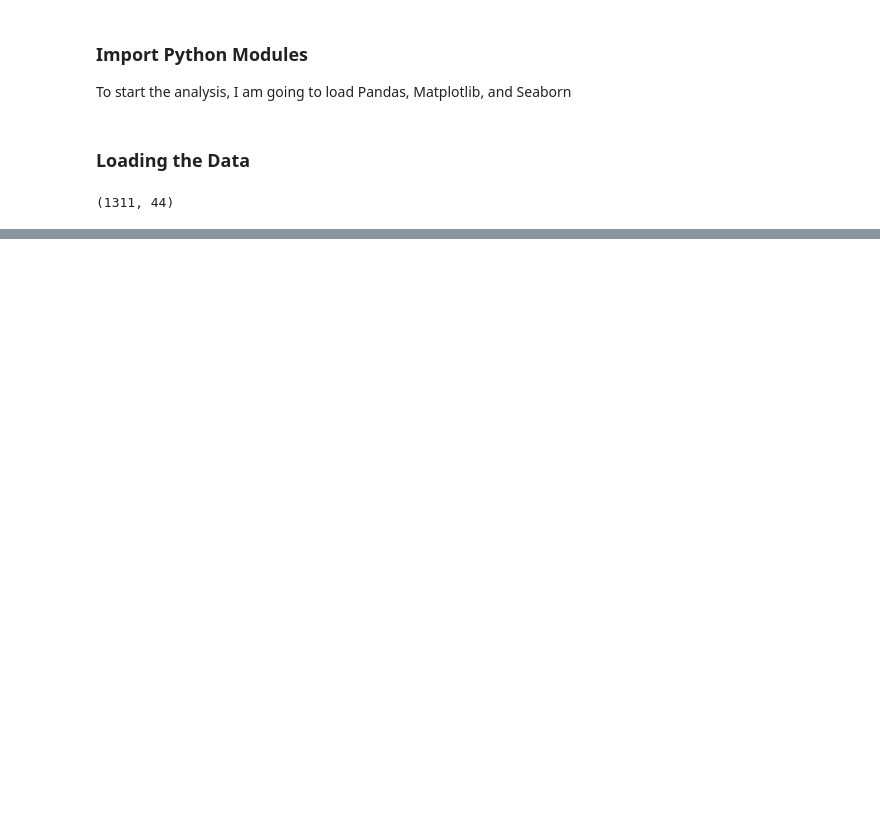
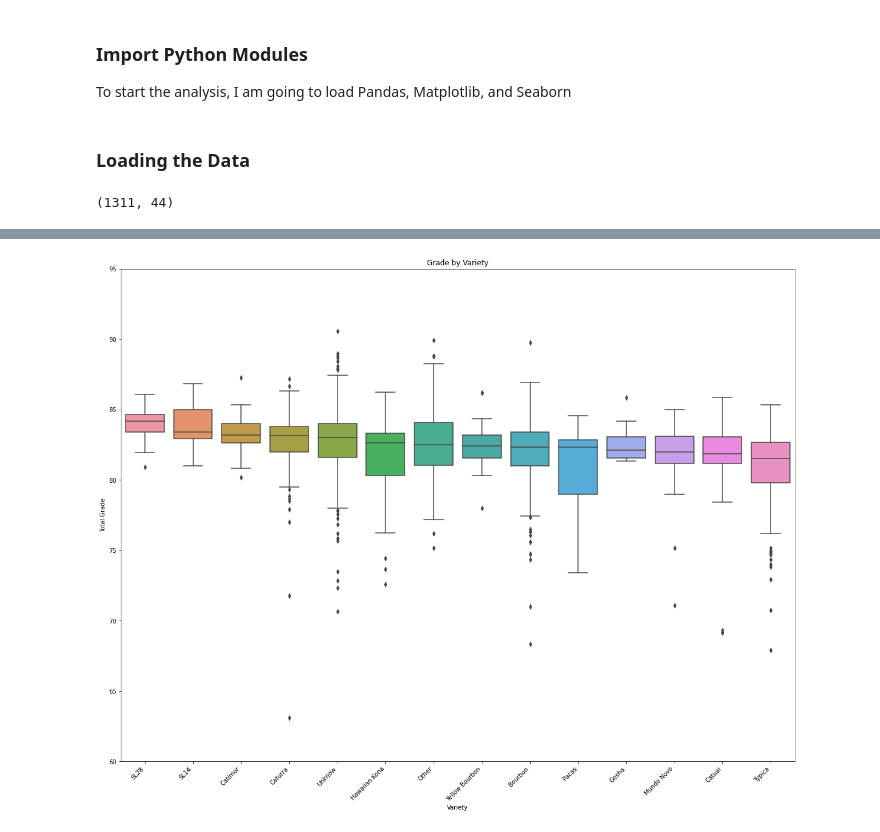
Before and after one commit to gobr2005/codecademy, a Jupyter notebook: Final Project/arabica_coffee.ipynb, the cells around one changed output, grey strips where cells are left out. Saved outputs shown, nothing was run; the diff lists cells and outputs as text; code cells hidden in the pictures; blank space fills up the shorter version.

Commit message:
Update Box Plot
I updated the box plot to contain coffee varieties that had more than 10 entries.

```diff
--- a/Final Project/arabica_coffee.ipynb
+++ b/Final Project/arabica_coffee.ipynb
@@ -37,4 +39,4 @@ print(coffee_df.shape)
 # %%
-print(coffee_df.describe(exclude="number"))
-print(coffee_df.info())
+coffee_edit_df = coffee_df[["Species", "Variety", "Total.Cup.Points", "altitude_mean_meters", "unit_of_measurement"]].copy()
+print(coffee_edit_df.shape)
 # %% [output]
@@ -57,0 +73,7 @@ None
+# %%
+grade_variety = coffee_edit_df[['Variety', 'Total.Cup.Points']].copy()
+grade_variety.Variety = grade_variety.Variety.fillna('Unknow')
+grade_variety['count_variety'] = grade_variety.groupby(["Variety"]).transform('nunique')
+grade_df = grade_variety[grade_variety.count_variety >= 10]
+grouped_grade_variety = grade_df.loc[:,['Variety', 'Total.Cup.Points']].groupby('Variety').median().sort_values(by='Total.Cup.Points', ascending=False)
+print(grade_df)
@@ -57,0 +95,11 @@ None
+# %%
+plt.figure(figsize=[20,15], facecolor='white')
+sns.boxplot(x='Variety', y='Total.Cup.Points',data=grade_df, order=grouped_grade_variety.index)
+plt.title('Grade by Variety')
+plt.xlabel('Variety')
+plt.xticks(rotation = 45, ha='right')
+plt.ylabel('Total Grade')
+plt.ylim(60, 95)
+plt.savefig('grade_by_variety.png')
+# %% [output]
+[figure, added]
```
Also changed, not shown: parts of 6 cells of this notebook, 1 other file.
